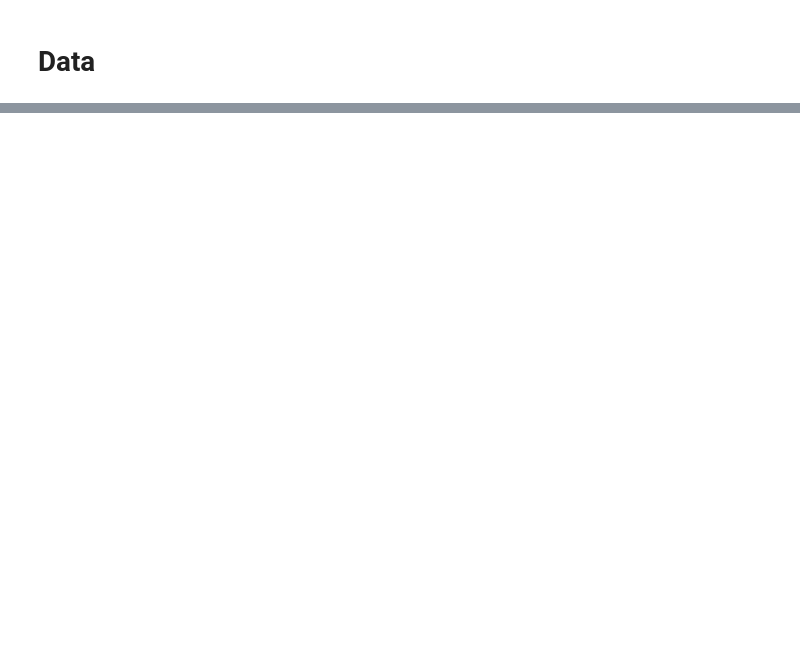
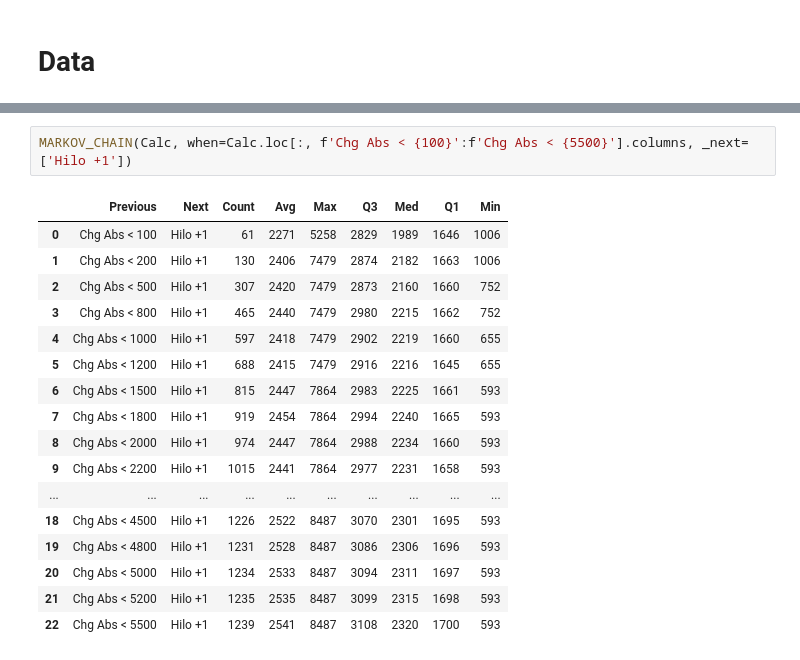
Before and after one commit to jhvissotto/Analise-Probabilistica-do-Mini-Indice, a Jupyter notebook: Stats Day/Next Day.ipynb, the cells around one changed output, grey strips where cells are left out. Cells and saved outputs as stored; diff of their text form; blank space fills up the shorter version.

```diff
--- a/Stats Day/Next Day.ipynb
+++ b/Stats Day/Next Day.ipynb
@@ -135,0 +148,20 @@ Mkv12
+# %%
+MARKOV_CHAIN(Calc, when=Calc.loc[:, f'Chg Abs < {100}':f'Chg Abs < {5500}'].columns, _next=['Hilo +1'])
+# %% [output]
+|  | Previous | Next | Count | Avg | Max | Q3 | Med | Q1 | Min |
+| 0 | Chg Abs < 100 | Hilo +1 | 61 | 2271 | 5258 | 2829 | 1989 | 1646 | 1006 |
+| 1 | Chg Abs < 200 | Hilo +1 | 130 | 2406 | 7479 | 2874 | 2182 | 1663 | 1006 |
+| 2 | Chg Abs < 500 | Hilo +1 | 307 | 2420 | 7479 | 2873 | 2160 | 1660 | 752 |
+| 3 | Chg Abs < 800 | Hilo +1 | 465 | 2440 | 7479 | 2980 | 2215 | 1662 | 752 |
+| 4 | Chg Abs < 1000 | Hilo +1 | 597 | 2418 | 7479 | 2902 | 2219 | 1660 | 655 |
+| 5 | Chg Abs < 1200 | Hilo +1 | 688 | 2415 | 7479 | 2916 | 2216 | 1645 | 655 |
+| 6 | Chg Abs < 1500 | Hilo +1 | 815 | 2447 | 7864 | 2983 | 2225 | 1661 | 593 |
+| 7 | Chg Abs < 1800 | Hilo +1 | 919 | 2454 | 7864 | 2994 | 2240 | 1665 | 593 |
+| 8 | Chg Abs < 2000 | Hilo +1 | 974 | 2447 | 7864 | 2988 | 2234 | 1660 | 593 |
+| 9 | Chg Abs < 2200 | Hilo +1 | 1015 | 2441 | 7864 | 2977 | 2231 | 1658 | 593 |
+| ... | ... | ... | ... | ... | ... | ... | ... | ... | ... |
+| 18 | Chg Abs < 4500 | Hilo +1 | 1226 | 2522 | 8487 | 3070 | 2301 | 1695 | 593 |
+| 19 | Chg Abs < 4800 | Hilo +1 | 1231 | 2528 | 8487 | 3086 | 2306 | 1696 | 593 |
+| 20 | Chg Abs < 5000 | Hilo +1 | 1234 | 2533 | 8487 | 3094 | 2311 | 1697 | 593 |
+| 21 | Chg Abs < 5200 | Hilo +1 | 1235 | 2535 | 8487 | 3099 | 2315 | 1698 | 593 |
+| 22 | Chg Abs < 5500 | Hilo +1 | 1239 | 2541 | 8487 | 3108 | 2320 | 1700 | 593 |
```
Also changed, not shown: parts of 17 cells of this notebook, 6 other files.
